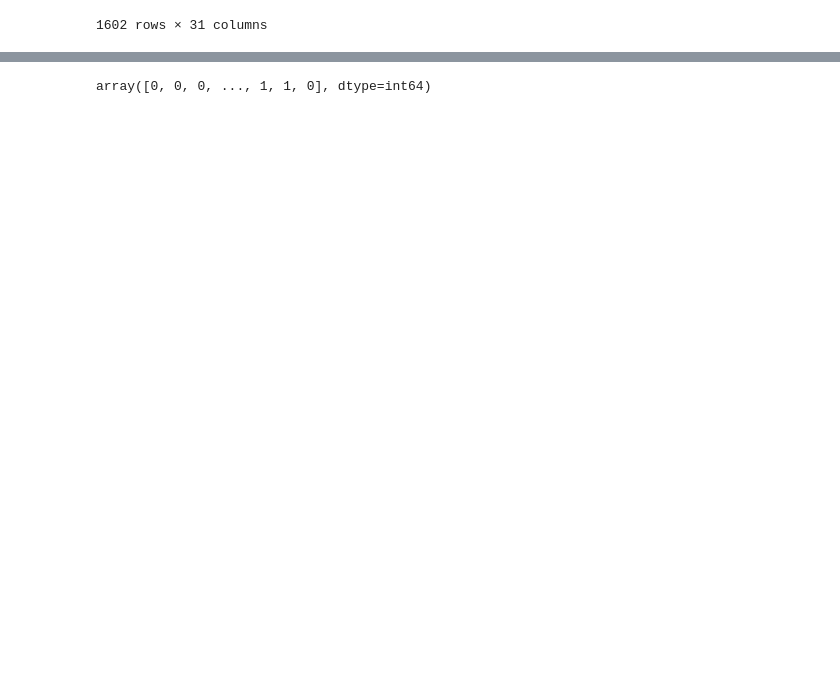
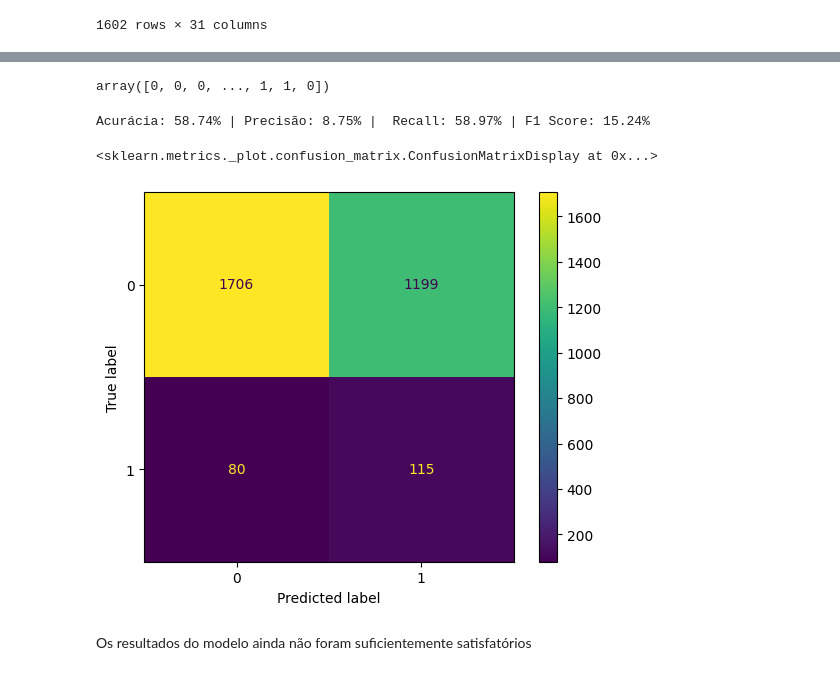
Before and after one commit to LuizAlbino/nhnes-data-project, a Jupyter notebook: logistic-regression.ipynb, the cells around one changed output, grey strips where cells are left out. Cells and saved outputs as stored; diff of their text form; code cells hidden in the pictures; blank space fills up the shorter version.

```diff
--- a/logistic-regression.ipynb
+++ b/logistic-regression.ipynb
@@ -407,16 +363,32 @@ teste
 # %%
-x_teste = teste[['RIAGENDR_1', 'RIAGENDR_2','RIDRETH1_1', 'RIDRETH1_2', 'RIDRETH1_3', 'RIDRETH1_4', 'RIDRETH1_5',
+x_teste_rebalanceado = teste[['RIAGENDR_1', 'RIAGENDR_2','RIDRETH1_1', 'RIDRETH1_2', 'RIDRETH1_3', 'RIDRETH1_4', 'RIDRETH1_5',
        'DMDEDUC_1', 'DMDEDUC_2', 'DMDEDUC_3', 'DMDEDUC_4', 'DMDEDUC_5',
        'DMDEDUC_9', 'INDFMINC_1.0', 'INDFMINC_2.0', 'INDFMINC_3.0',
        'INDFMINC_4.0', 'INDFMINC_5.0', 'INDFMINC_6.0', 'INDFMINC_7.0',
        'INDFMINC_8.0', 'INDFMINC_9.0', 'INDFMINC_10.0', 'INDFMINC_11.0',
        'INDFMINC_12.0', 'INDFMINC_13.0', 'INDFMINC_77.0', 'INDFMINC_99.0']]
 
-y_teste = teste[['PHQ9_CLASS']]
+y_teste_rebalanceado = teste[['PHQ9_CLASS']]
 # %%
-y_predito = classifier_rebalanceado.predict(x_teste)
+y_predito_rebalanceado = classifier_rebalanceado.predict(x_teste_rebalanceado)
-# %%
-y_predito
-# %% [output]
-array([0, 0, 0, ..., 1, 1, 0], dtype=int64)
+# %%
+y_predito_rebalanceado
+# %% [output]
+array([0, 0, 0, ..., 1, 1, 0])
+# %%
+accuracy_rebalanceado = accuracy_score(y_teste_rebalanceado, y_predito_rebalanceado)
+precision_rebalanceado = precision_score(y_teste_rebalanceado, y_predito_rebalanceado)
+recall_rebalanceado = recall_score(y_teste_rebalanceado, y_predito_rebalanceado)
+f1_rebalanceado = f1_score(y_teste_rebalanceado, y_predito_rebalanceado)
+
+print(f"Acurácia: {accuracy_rebalanceado*100:.2f}% | Precisão: {precision_rebalanceado*100:.2f}% |  Recall: {recall_rebalanceado*100:.2f}% | F1 Score: {f1_rebalanceado*100:.2f}%")
+# %% [output]
+Acurácia: 58.74% | Precisão: 8.75% |  Recall: 58.97% | F1 Score: 15.24%
+# %%
+ConfusionMatrixDisplay.from_predictions(y_teste_rebalanceado, y_predito_rebalanceado)
+# %% [output]
+<sklearn.metrics._plot.confusion_matrix.ConfusionMatrixDisplay at 0x...>
+[figure, added]
+# %% [markdown]
+Os resultados do modelo ainda não foram suficientemente satisfatórios
 # %%
```
Also changed, not shown: parts of 30 cells of this notebook.
